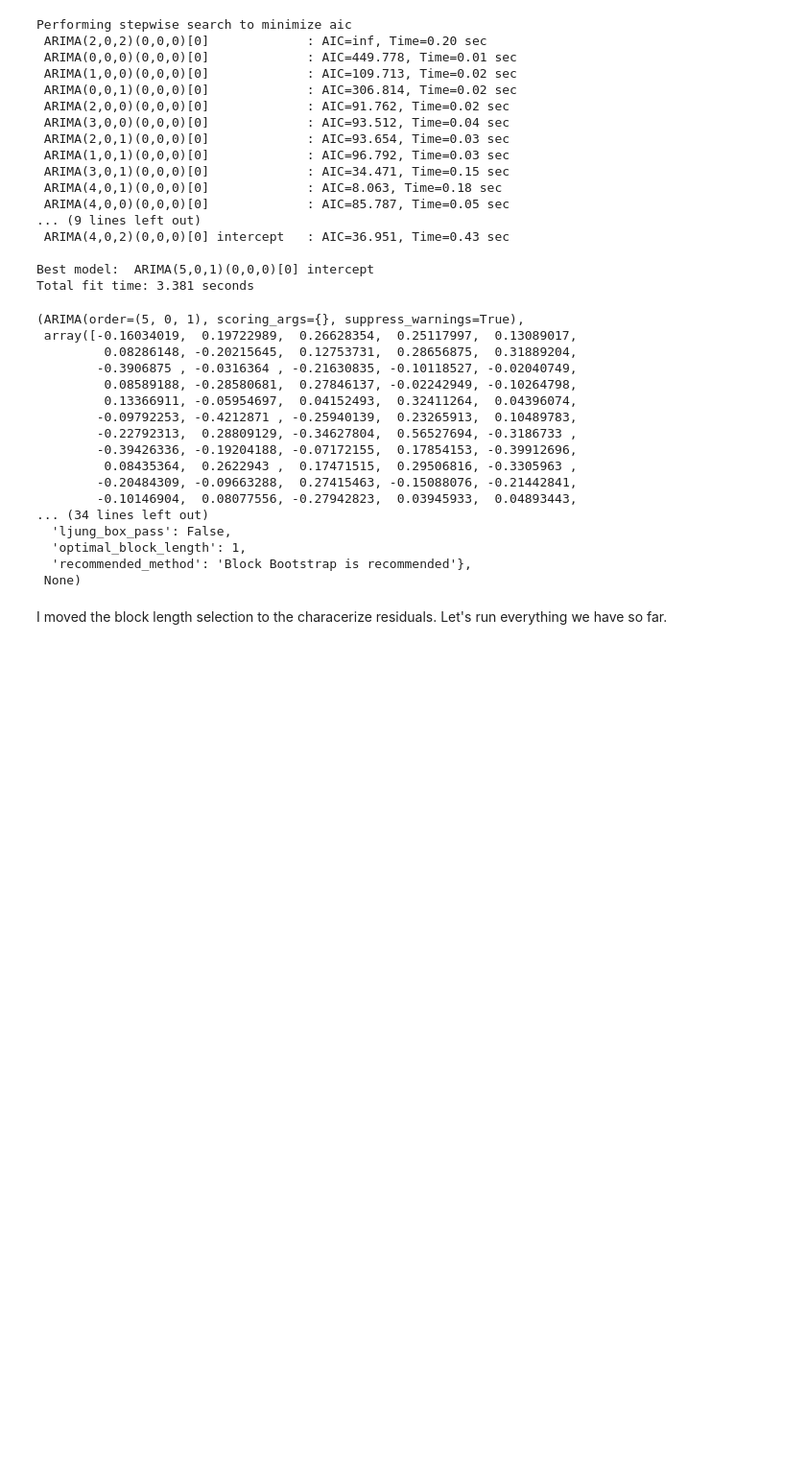
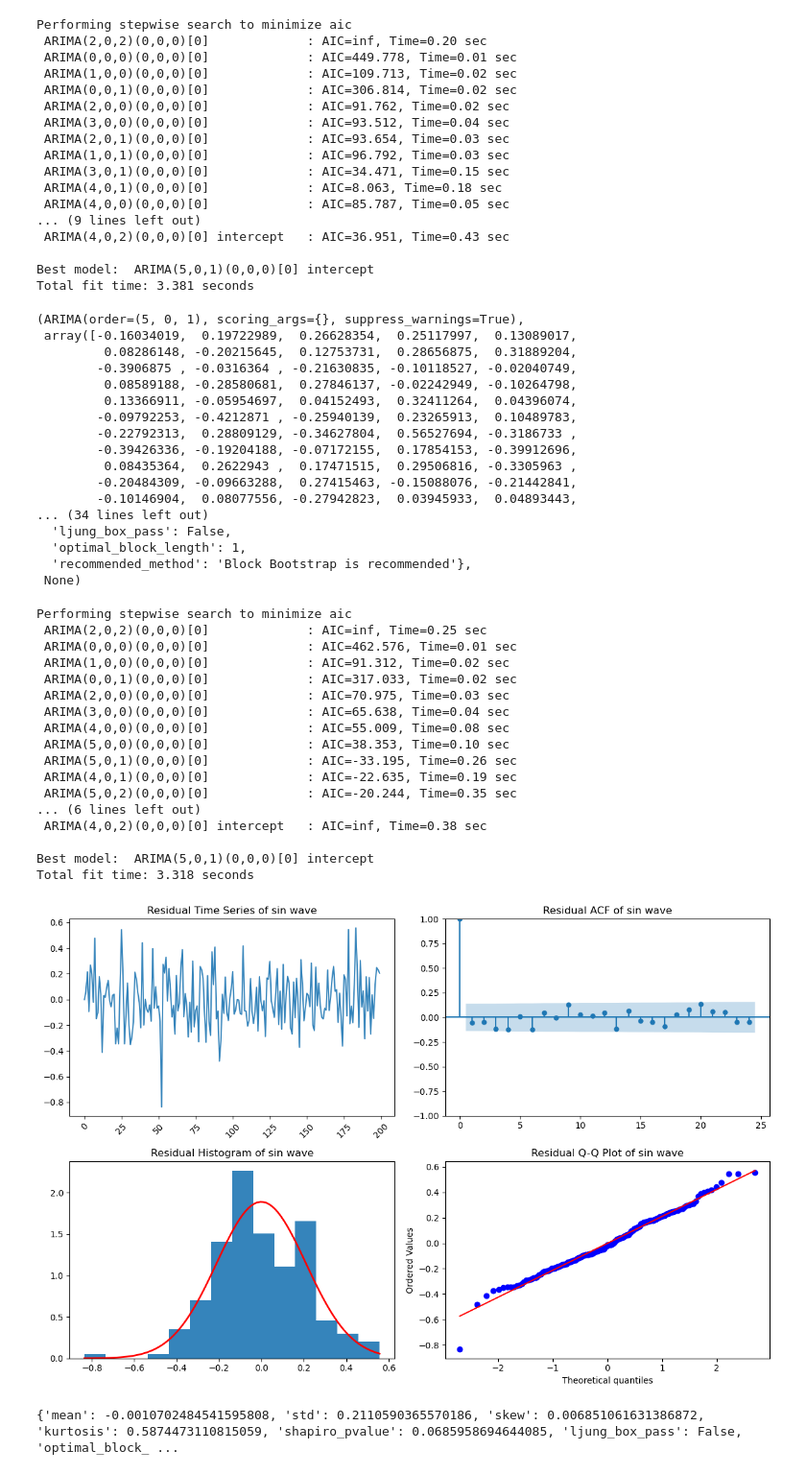
Before and after one commit to kylermurphy/ml_fw, a Jupyter notebook: notebooks/Project_4.ipynb, the cells around one changed output. Shown at 96% size. Drawn from its saved outputs; the diff is of its cells as text; code cells hidden in the pictures; blank space fills up the shorter version.

```diff
--- a/notebooks/Project_4.ipynb
+++ b/notebooks/Project_4.ipynb
@@ -241,5 +241,28 @@ fit_arima_and_characterize(simulated_data, "Random Walk Process")
 fit_arima_and_characterize(simulated_data, "AR(2) Process")
 # %%
 from arima_utils import diagnostic_plot, fit_arima_and_characterize, characterize_residuals
-# %% [markdown]
-I moved the block length selection to the characerize residuals. Let's run everything we have so far.
+# %%
+model, residuals, characterization, panel = fit_arima_and_characterize(y, title = "sin wave", plot = True)
+# %% [output]
+Performing stepwise search to minimize aic
+ ARIMA(2,0,2)(0,0,0)[0]             : AIC=inf, Time=0.25 sec
+ ARIMA(0,0,0)(0,0,0)[0]             : AIC=462.576, Time=0.01 sec
+ ARIMA(1,0,0)(0,0,0)[0]             : AIC=91.312, Time=0.02 sec
+ ARIMA(0,0,1)(0,0,0)[0]             : AIC=317.033, Time=0.02 sec
+ ARIMA(2,0,0)(0,0,0)[0]             : AIC=70.975, Time=0.03 sec
+ ARIMA(3,0,0)(0,0,0)[0]             : AIC=65.638, Time=0.04 sec
+ ARIMA(4,0,0)(0,0,0)[0]             : AIC=55.009, Time=0.08 sec
+ ARIMA(5,0,0)(0,0,0)[0]             : AIC=38.353, Time=0.10 sec
+ ARIMA(5,0,1)(0,0,0)[0]             : AIC=-33.195, Time=0.26 sec
+ ARIMA(4,0,1)(0,0,0)[0]             : AIC=-22.635, Time=0.19 sec
+ ARIMA(5,0,2)(0,0,0)[0]             : AIC=-20.244, Time=0.35 sec
+... (6 lines left out)
+ ARIMA(4,0,2)(0,0,0)[0] intercept   : AIC=inf, Time=0.38 sec
+
+Best model:  ARIMA(5,0,1)(0,0,0)[0] intercept
+Total fit time: 3.318 seconds
+[figure, added]
+# %%
+print(characterization)
+# %% [output]
+{'mean': -0.0010702484541595808, 'std': 0.2110590365570186, 'skew': 0.006851061631386872, 'kurtosis': 0.5874473110815059, 'shapiro_pvalue': 0.0685958694644085, 'ljung_box_pass': False, 'optimal_block_ ...
```
Also changed, not shown: parts of 9 cells of this notebook, 2 other files.
